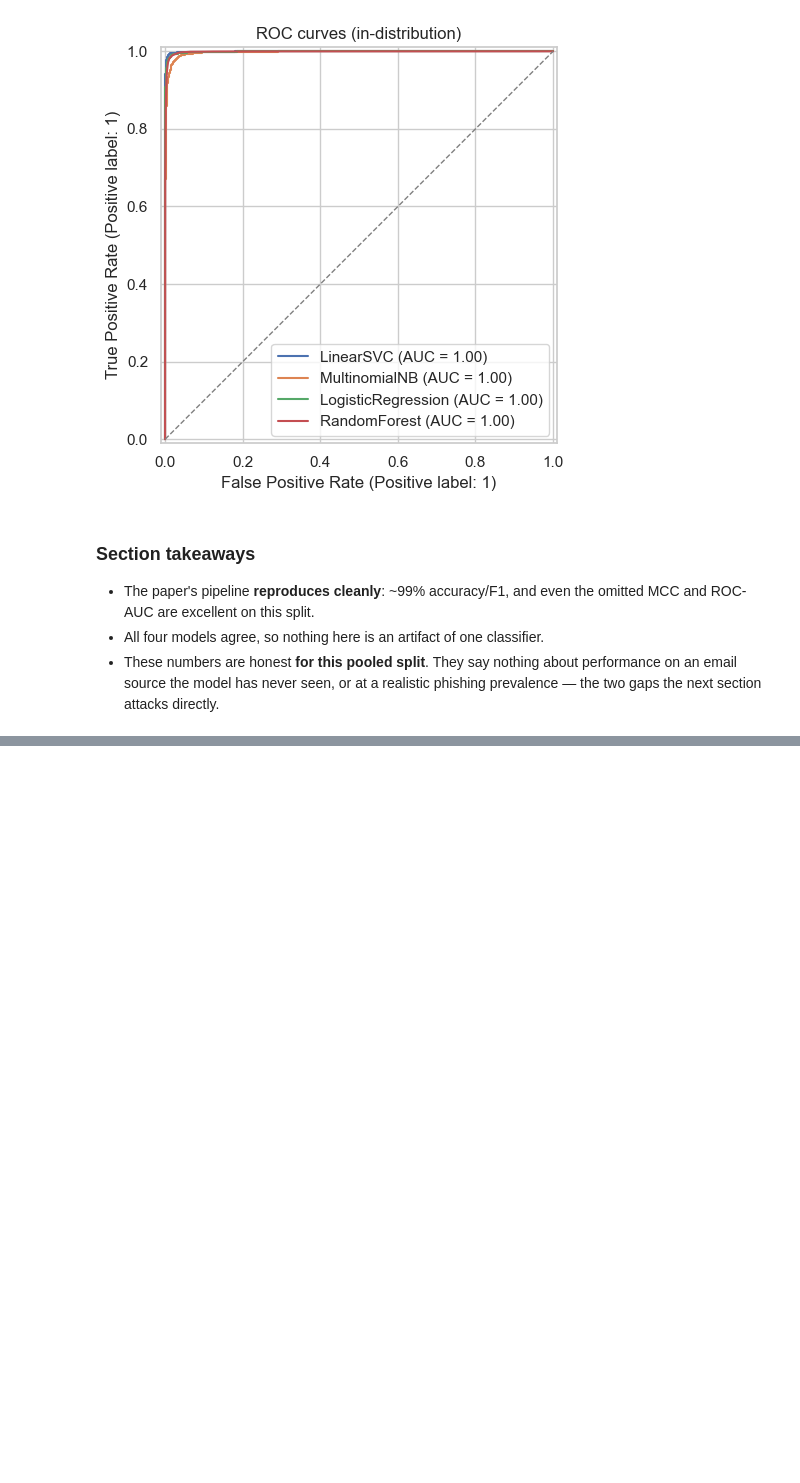
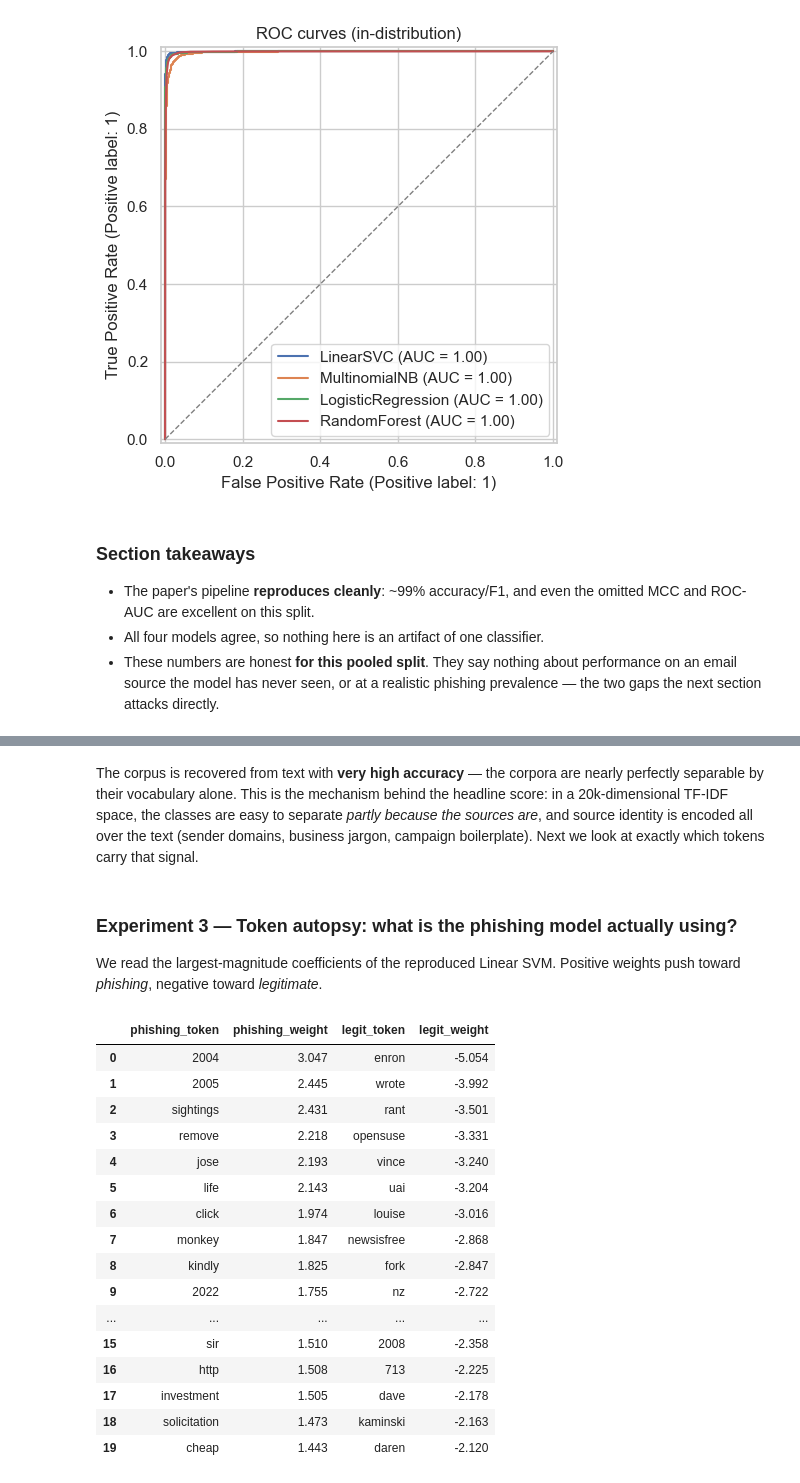
Before and after one commit to Imreec/phishing-detection-ds-cyber, a Jupyter notebook: notebooks/phishing_critique.ipynb, the cells around one changed output, grey strips where cells are left out. Drawn from its saved outputs; the diff is of its cells as text; code cells hidden in the pictures; blank space fills up the shorter version.

```diff
--- a/notebooks/phishing_critique.ipynb
+++ b/notebooks/phishing_critique.ipynb
@@ -479,0 +525,32 @@ best in-distribution model by MCC: LinearSVC
+# %% [markdown]
+The corpus is recovered from text with **very high accuracy** — the corpora are nearly
+perfectly separable by their vocabulary alone. This is the mechanism behind the headline
+score: in a 20k-dimensional TF-IDF space, the classes are easy to separate *partly because
+the sources are*, and source identity is encoded all over the text (sender domains, business
+jargon, campaign boilerplate). Next we look at exactly which tokens carry that signal.
+# %% [markdown]
+### Experiment 3 — Token autopsy: what is the phishing model actually using?
+We read the largest-magnitude coefficients of the reproduced Linear SVM. Positive weights push
+toward *phishing*, negative toward *legitimate*.
+# %%
+feature_names = vectorizer.get_feature_names_out()
+token_table = critique.top_tokens(fitted["LinearSVC"], feature_names, n=20)
+token_table
+# %% [output]
+|  | phishing_token | phishing_weight | legit_token | legit_weight |
+| 0 | 2004 | 3.047 | enron | -5.054 |
+| 1 | 2005 | 2.445 | wrote | -3.992 |
+| 2 | sightings | 2.431 | rant | -3.501 |
+| 3 | remove | 2.218 | opensuse | -3.331 |
+| 4 | jose | 2.193 | vince | -3.240 |
+| 5 | life | 2.143 | uai | -3.204 |
+| 6 | click | 1.974 | louise | -3.016 |
+| 7 | monkey | 1.847 | newsisfree | -2.868 |
+| 8 | kindly | 1.825 | fork | -2.847 |
+| 9 | 2022 | 1.755 | nz | -2.722 |
+| ... | ... | ... | ... | ... |
+| 15 | sir | 1.510 | 2008 | -2.358 |
+| 16 | http | 1.508 | 713 | -2.225 |
+| 17 | investment | 1.505 | dave | -2.178 |
+| 18 | solicitation | 1.473 | kaminski | -2.163 |
+| 19 | cheap | 1.443 | daren | -2.120 |
```
Also changed, not shown: parts of 23 cells of this notebook, 3 other files.
